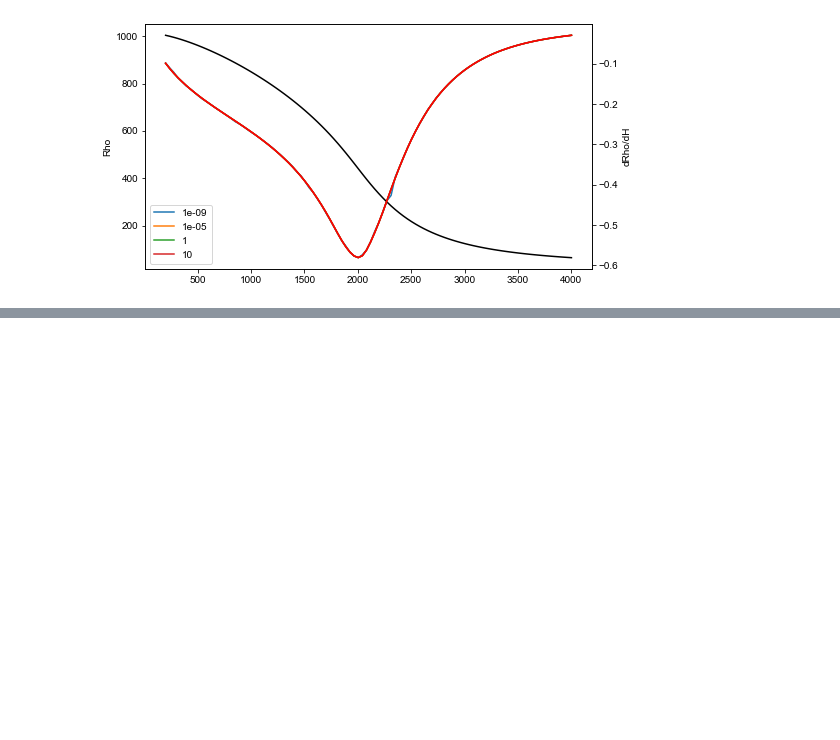
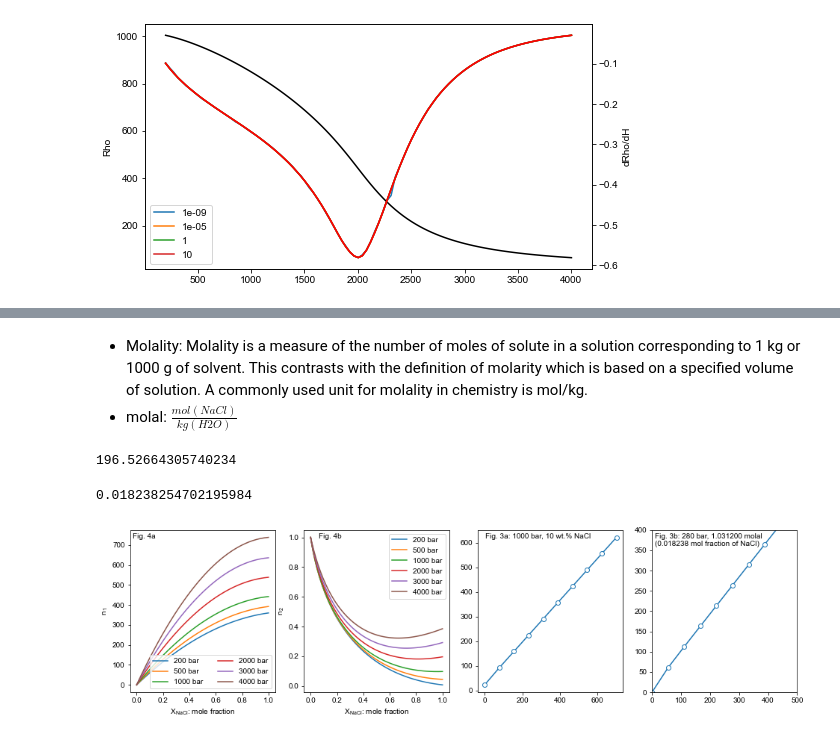
Before and after one commit to zguoch/saltwatereos, a Jupyter notebook: benchmarkTest/notebook/derivative.ipynb, the cells around one changed output, grey strips where cells are left out. Cells and saved outputs as stored; diff of their text form; code cells hidden in the pictures; blank space fills up the shorter version.

```diff
--- a/benchmarkTest/notebook/derivative.ipynb
+++ b/benchmarkTest/notebook/derivative.ipynb
@@ -111,0 +183,80 @@ plt.show()
+# %% [markdown]
+* Molality: Molality is a measure of the number of moles of solute in a solution corresponding to 1 kg or 1000 g of solvent. This contrasts with the definition of molarity which is based on a specified volume of solution. A commonly used unit for molality in chemistry is mol/kg.
+* molal: $\frac{mol (NaCl)}{kg (H2O)}$
+# %%
+M_NaCl = 0.058443 # kg/mol
+M_H2O = 0.018015 # kg/mol
+wt2mol = lambda X_wt : X_wt/M_NaCl/(X_wt/M_NaCl + (1-X_wt)/M_H2O)
+mol2wt = lambda X_mol : M_NaCl * X_mol / (M_NaCl * X_mol + (1 - X_mol) * M_H2O)
+molal2mol = lambda X_molal : X_molal/(X_molal + 1/M_H2O)
+
+n11 = lambda P : -54.2958 - 45.7623 * np.exp(-9.44785*1E-4*P)
+n21 = lambda P : -2.6142 - 0.000239092 * P
+n22 = lambda P : 0.0356828 + 4.37235 * 1E-6 * P + 2.0566 * 1E-9 * P**2
+n20 = lambda P : 1 - n21(P) * np.sqrt(n22(P)) # derive from X = 0 -> T*_V = T
+n10 = lambda P : 330.47 + 0.942876 * np.sqrt(P) + 0.0817193 * P - 2.47556 * 1E-8 * P**2 + 3.45052 * 1E-10 * P**3 # derive from X = 1, n10 = n1_X=1
+n12 = lambda P : -n10(P) - n11(P)
+n23 = lambda P : -0.0370751 + 0.00237723 * np.sqrt(P) + 5.42049 * 1E-5 * P + 5.84709 * 1E-9 * P**2 - 5.99373 * 1E-13 * P**3 - n20(P) - n21(P) * np.sqrt(1 + n22(P))
+
+n300 = lambda P : 7.60664 * 1E6 /(P + 472.051)**2
+n301 = lambda P : -50 - 86.1446 * np.exp(6.21128 * 1E-4 * P)
+n302 = lambda P : 294.318 * np.exp(-5.66735 * 1E-3 * P)
+n310 = lambda P : -0.0732761 * np.exp(-2.3772 * 1E-3 * P) - 5.2948 * 1E-5 * P
+n311 = lambda P : -47.2747 + 24.3653 * np.exp(-1.25533 * 1E-3 * P)
+n312 = lambda P : -0.278529 - 0.00081381 * P
+o2 = lambda P : 2.0125 * 1E-7 + 3.29977 * 1E-9 * np.exp(-4.31279*np.log(P)) - 1.17748 * 1E-7 * np.log(P) + 7.58009 * 1E-8 *(np.log(P))**2
+n1 = lambda P, X_mol : n10(P) + n11(P) * (1-X_mol) + n12(P) * (1 - X_mol)**2
+n2 = lambda P, X_mol : n20(P) + n21(P) * np.sqrt(X_mol + n22(P)) + n23(P)*X_mol
+n30 = lambda P, X_mol : n300(P) * (np.exp(n301(P) * X_mol) - 1) + n302(P) * X_mol
+n31 = lambda P, X_mol : n310(P) * np.exp(n311(P) * X_mol) + n312(P) * X_mol
+D = lambda T, P, X_mol : n30(P, X_mol) * np.exp(n31(P, X_mol)*T)
+
+T_star_V = lambda T, P, X_mol: n1(P, X_mol) + n2(P, X_mol)*T + D(T, P, X_mol)
+
+X_wt = 0.1
+print(T_star_V(200, 1000, wt2mol(X_wt)))
+# %% [output]
+196.52664305740234
+# %%
+# check n1 and n2
+X_wt = np.linspace(0,1,100)
+X_mol = wt2mol(X_wt)
+
+fig, axes = plt.subplots(1,4, figsize=(16,4))
+ax_n1 = axes[0]
+ax_n2 = axes[1]
+for P in [200, 500, 1000, 2000, 3000, 4000]:
+    ax_n1.plot(X_mol, n1(P, X_mol), label='%d bar'%P)
+    ax_n2.plot(X_mol, n2(P, X_mol), label='%d bar'%P)
+ax_n1.legend(ncol=2, loc='lower right')
+ax_n2.legend()
+ax_n1.set_xlabel('X$_{\mathregular{NaCl}}$: mole fraction')
+ax_n1.set_ylabel('n$_{\mathregular{1}}$')
+ax_n2.set_xlabel('X$_{\mathregular{NaCl}}$: mole fraction')
+ax_n2.set_ylabel('n$_{\mathregular{2}}$')
+ax_n1.text(0.02, 0.98, 'Fig. 4a', va='top', ha='left', transform=ax_n1.transAxes)
+ax_n2.text(0.1, 0.98, 'Fig. 4b', va='top', ha='left', transform=ax_n2.transAxes)
+
+# test T*_V
+P, X_wt = 1000, 0.1
+T = np.linspace(0, 700, 10)
+T_star = T_star_V(T, P, wt2mol(X_wt))
+ax = axes[2]
+ax.plot(T, T_star, marker='o', mfc='w')
+ax.text(0.05, 0.98, 'Fig. 3a: %d bar, %d wt.%% NaCl'%(P, X_wt*100), va='top', ha='left', transform=ax.transAxes)
+
+X_molal = 1.0312
+P, X_mol = 280, molal2mol(X_molal)
+print(X_mol)
+T = np.linspace(0, 500, 10)
+T_star = T_star_V(T, P, X_mol)
+ax = axes[3]
+ax.plot(T, T_star, marker='o', mfc='w')
+ax.text(0.02, 0.98, 'Fig. 3b: %d bar, %f molal\n(%f mol fraction of NaCl)'%(P, X_molal, X_mol), va='top', ha='left', transform=ax.transAxes)
+ax.set_xlim(0, 500)
+ax.set_ylim(0,400)
+
+plt.show()
+# %% [output]
+0.018238254702195984
+[figure, added]
```
Also changed, not shown: parts of 9 cells of this notebook.
